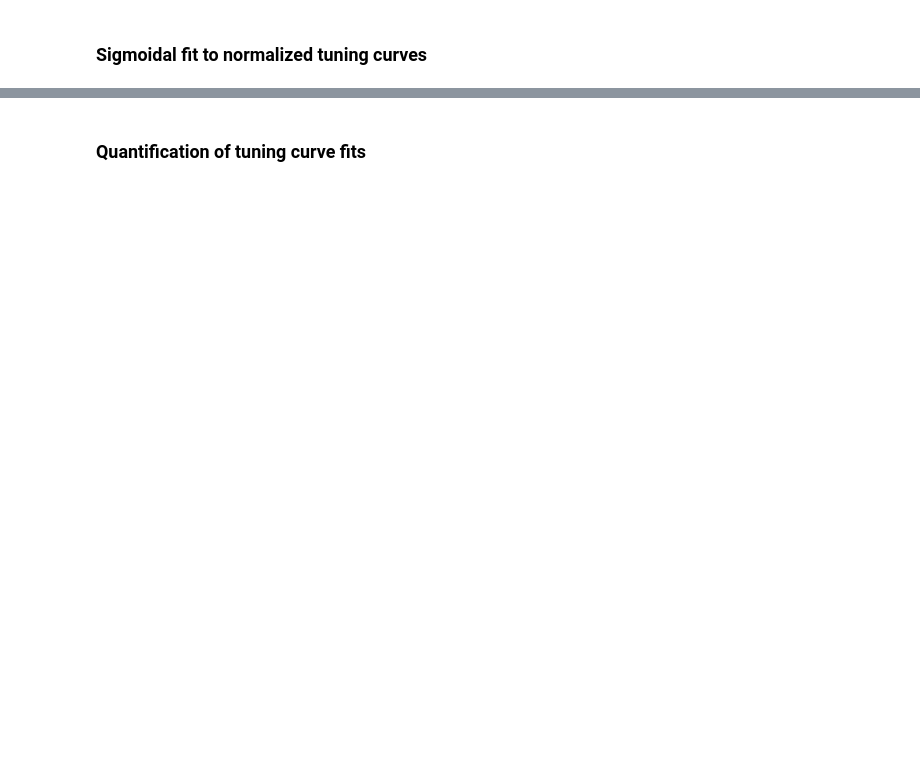
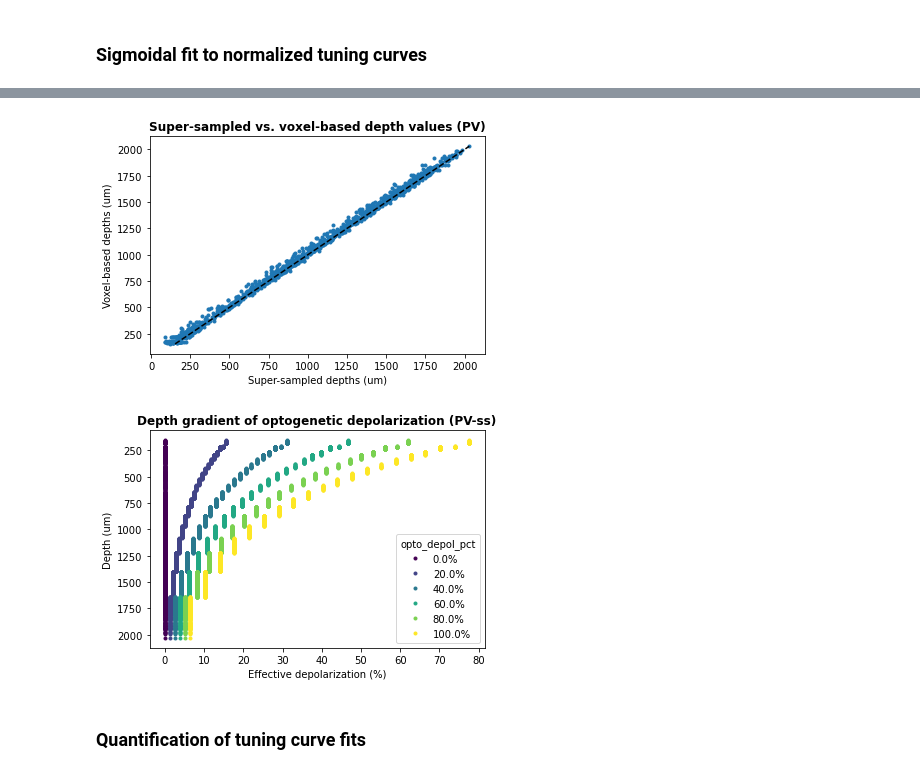
Before and after one commit to BlueBrain/sscx-analysis, a Jupyter notebook: visual_contrast/notebooks/OptoStim_Tuning_Analysis.ipynb, the cells around one changed output, grey strips where cells are left out. Saved outputs shown, nothing was run; the diff lists cells and outputs as text; code cells hidden in the pictures; blank space fills up the shorter version.

```diff
--- a/visual_contrast/notebooks/OptoStim_Tuning_Analysis.ipynb
+++ b/visual_contrast/notebooks/OptoStim_Tuning_Analysis.ipynb
@@ -472,3 +585,42 @@ del fit_data
+# %%
+# Compare with voxel-based depth values from '/gpfs/bbp.cscs.ch/project/proj83/home/bolanos/BB_Rat_SSCX_flatmap_v2_depths.nrrd'
+# which were used for target definition in the first place
+
+# TODO: Check if opto stim generator needs to be updated using super-sampled depths values???
+
+opto_depth_map_file = psth_data_PV[0]['opto_cfg']['cfg']['opto_depth_map_file']
+gids = gids_PV
+
+# Load depth map
+import voxcell
+depth_map = voxcell.VoxelData.load_nrrd(opto_depth_map_file)
+
+# Get depth values
+nrn_pos = circuit.cells.positions(gids)
+nrn_depths = depth_map.lookup(np.array(nrn_pos)).astype(float)
+
+# Interpolate missing values (nearest-neighbor interpolation)
+from scipy.interpolate import griddata
+if np.any(nrn_depths == -1.0):
+    map_indices = depth_map.positions_to_indices(nrn_pos, keep_fraction=True) # Keep fractions within voxels => fraction x.5 corresponds to voxel center
+    map_pos = np.floor(map_indices) + 0.5 # Voxel values assumed to correspond to voxel center
+    nrn_depths = griddata(map_pos[nrn_depths != -1], nrn_depths[nrn_depths != -1], map_indices, method='nearest')
+nrn_depths = pd.Series(nrn_depths, index=gids, name='depth')
+assert min(nrn_depths) >= 0.0, 'ERROR: Depth values cannot be negative!'
+
+plt.figure()
+plt.plot(neuron_info_PV['depth'], nrn_depths, '.')
+plt.plot([min(nrn_depths), max(nrn_depths)], [min(nrn_depths), max(nrn_depths)], '--k')
+plt.xlabel('Super-sampled depths (um)')
+plt.ylabel('Voxel-based depths (um)')
+plt.title('Super-sampled vs. voxel-based depth values (PV)', fontweight='bold')
+plt.savefig(os.path.join(save_path, f'opto_depth_comparison_PV.png'), dpi=300)
+plt.show()
+
+plot_depth_gradient(nrn_depths, opto_strength_eff_PV, opto_depol_pct, save_path, save_spec='PV-ss')
+# %% [output]
+[figure, added]
+[figure, added]
 # %% [markdown]
 ### Quantification of tuning curve fits
 # %%
```
Also changed, not shown: parts of 21 cells of this notebook.
